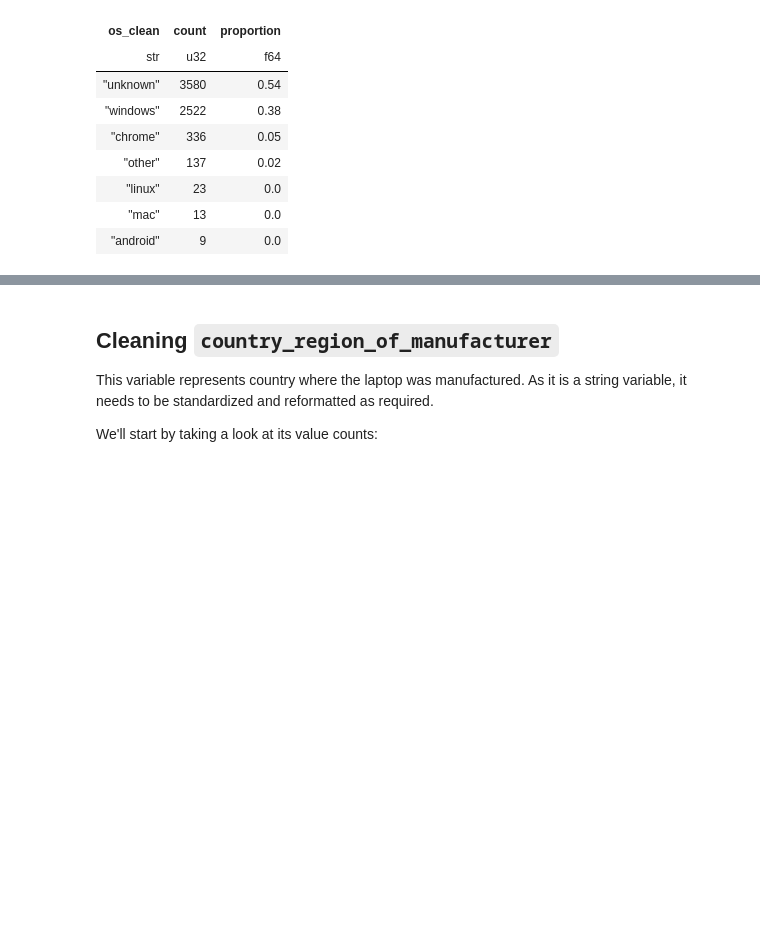
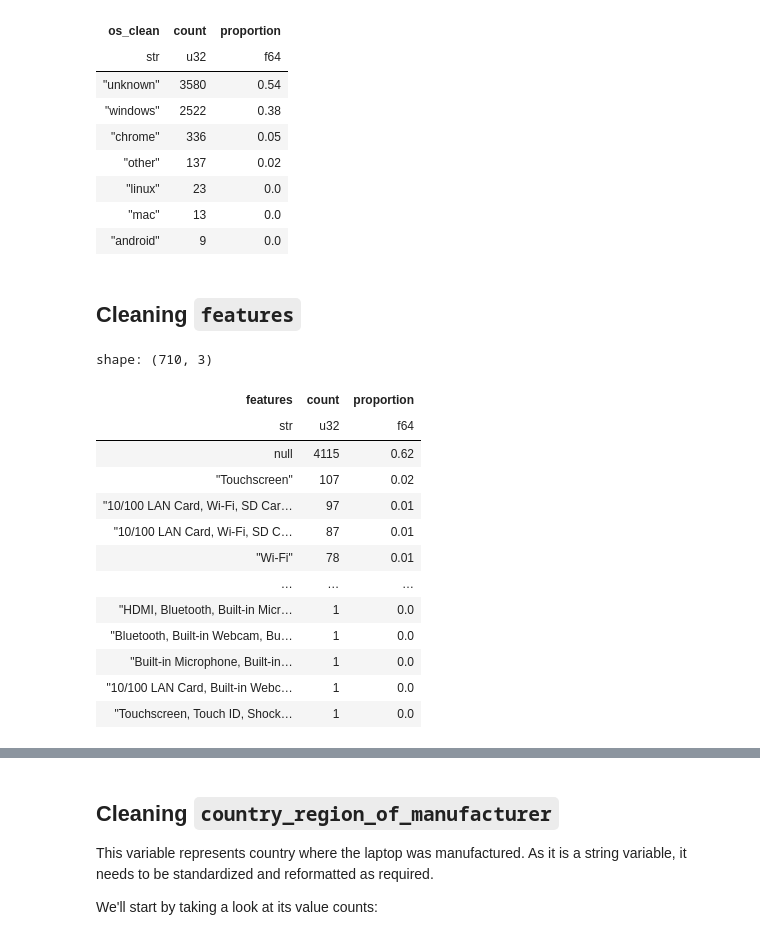
Before and after one commit to jxareas/laptop-price-catboost, a Jupyter notebook: notebooks/laptop_data_cleansing.ipynb, the cells around one changed output, grey strips where cells are left out. Drawn from its saved outputs; the diff is of its cells as text; code cells hidden in the pictures; blank space fills up the shorter version.

```diff
--- a/notebooks/laptop_data_cleansing.ipynb
+++ b/notebooks/laptop_data_cleansing.ipynb
@@ -2211,3 +2211,27 @@ shape: (7, 3)
 | "linux" | 23 | 0.0 |
 | "mac" | 13 | 0.0 |
 | "android" | 9 | 0.0 |
+# %% [markdown]
+## Cleaning `features`
+# %%
+df['features'].value_counts(
+    sort=True,
+    parallel=True,
+).with_columns(
+    (pl.col('count') / df.height).round(2).alias('proportion')
+)
+# %% [output]
+shape: (710, 3)
+| features | count | proportion |
+| str | u32 | f64 |
+| null | 4115 | 0.62 |
+| "Touchscreen" | 107 | 0.02 |
+| "10/100 LAN Card, Wi-Fi, SD Car… | 97 | 0.01 |
+| "10/100 LAN Card, Wi-Fi, SD C… | 87 | 0.01 |
+| "Wi-Fi" | 78 | 0.01 |
+| … | … | … |
+| "HDMI, Bluetooth, Built-in Micr… | 1 | 0.0 |
+| "Bluetooth, Built-in Webcam, Bu… | 1 | 0.0 |
+| "Built-in Microphone, Built-in… | 1 | 0.0 |
+| "10/100 LAN Card, Built-in Webc… | 1 | 0.0 |
+| "Touchscreen, Touch ID, Shock… | 1 | 0.0 |
```
Also changed, not shown: parts of 7 cells of this notebook.
